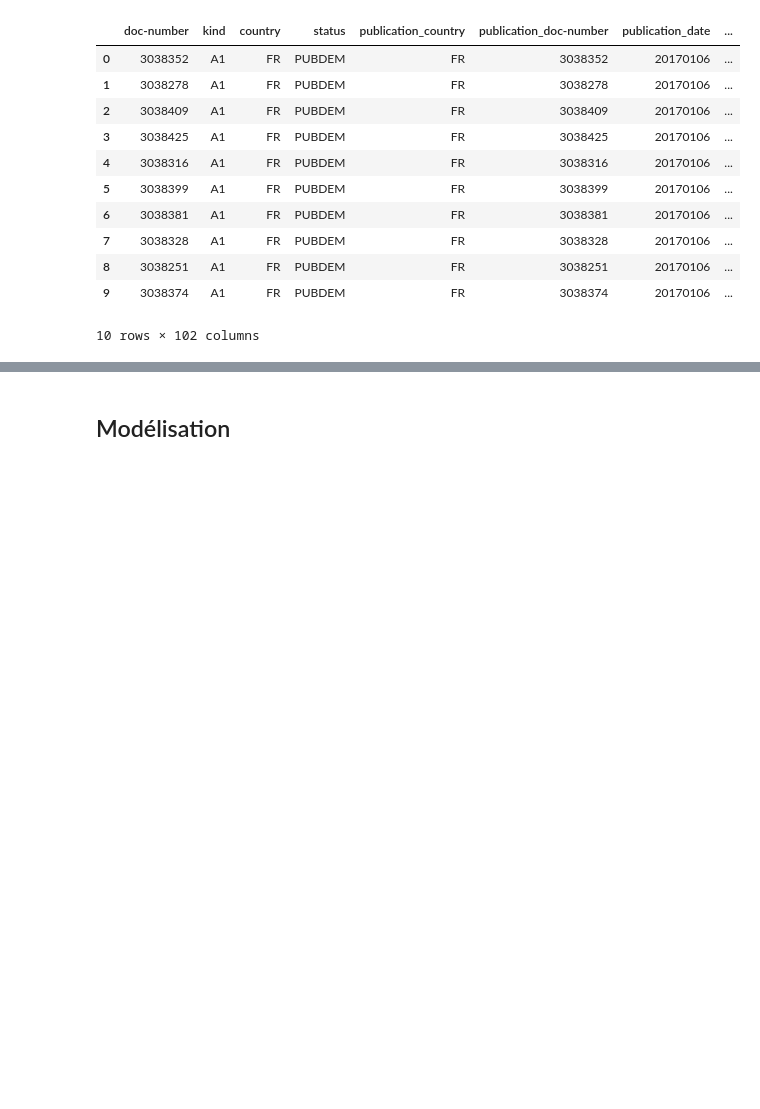
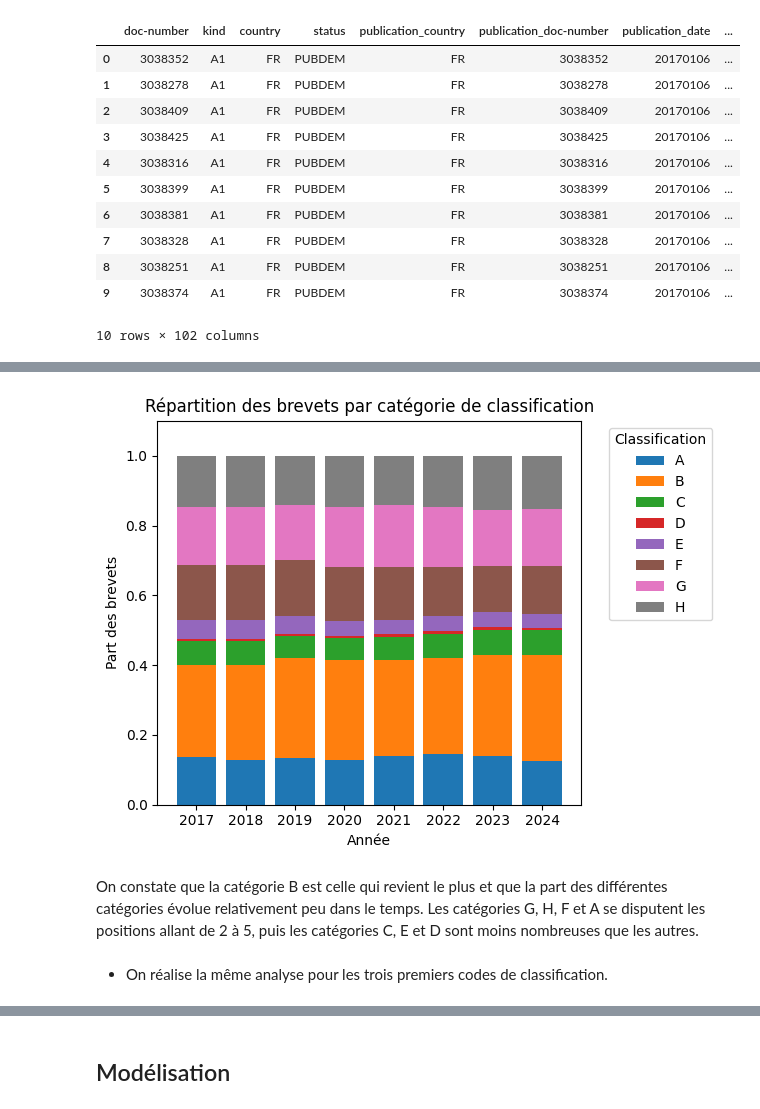
Before and after one commit to IrisLaf/Depots-de-brevets-et-marches-financiers, a Jupyter notebook: Main.ipynb, the cells around one changed output, grey strips where cells are left out. Drawn from its saved outputs; the diff is of its cells as text; code cells hidden in the pictures; blank space fills up the shorter version.

```diff
--- a/Main.ipynb
+++ b/Main.ipynb
@@ -148,0 +665,8 @@ data_brevets.head(10)
+# %%
+plot_part_classification_par_annee(stats_class1)
+# %% [output]
+[figure, added]
+# %% [markdown]
+On constate que la catégorie B est celle qui revient le plus et que la part des différentes catégories évolue relativement peu dans le temps. Les catégories G, H, F et A se disputent les positions allant de 2 à 5, puis les catégories C, E et D sont moins nombreuses que les autres.
+# %% [markdown]
+* On réalise la même analyse pour les trois premiers codes de classification.
```
Also changed, not shown: parts of 76 cells of this notebook, 5 other files.
